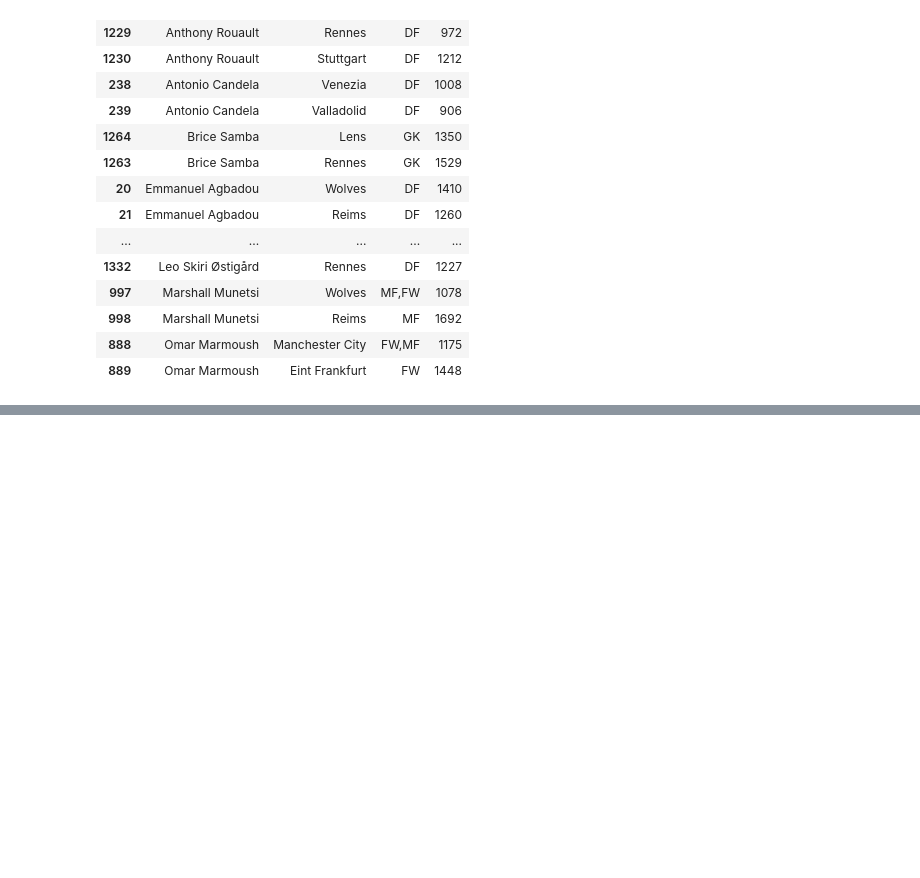
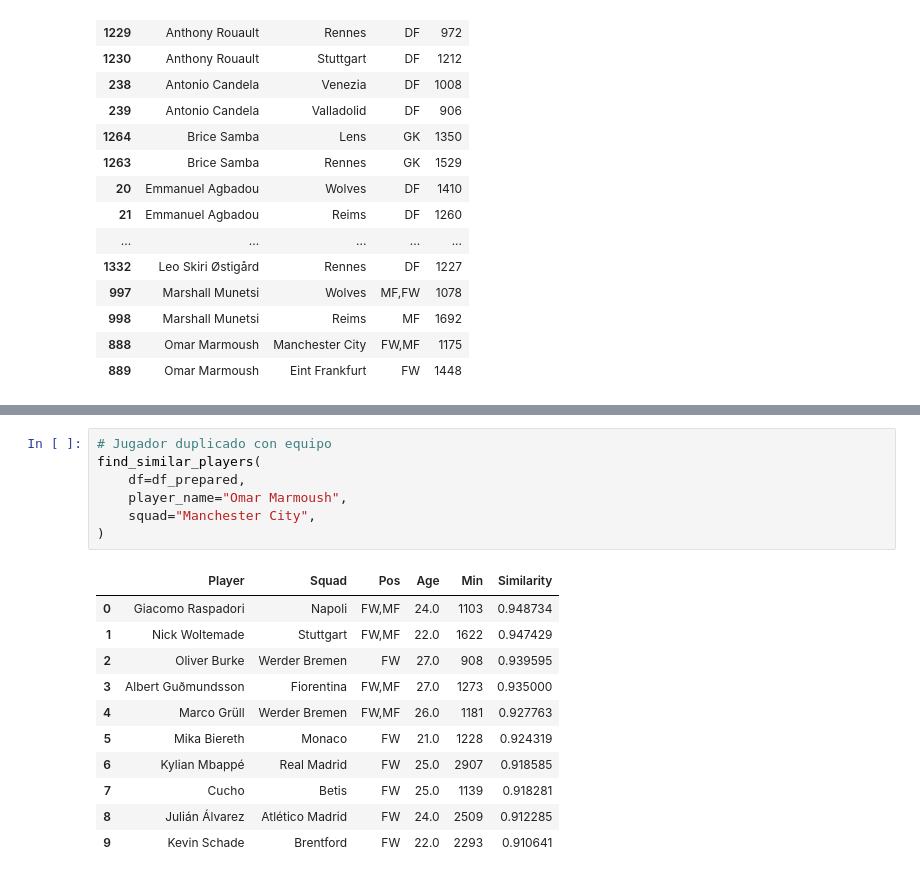
Before and after one commit to kevinerv/player-similarity-notebook, a Jupyter notebook: notebooks/01_Player_Similarity.ipynb, the cells around one changed output, grey strips where cells are left out. Saved outputs shown, nothing was run; the diff lists cells and outputs as text; blank space fills up the shorter version.

```diff
--- a/notebooks/01_Player_Similarity.ipynb
+++ b/notebooks/01_Player_Similarity.ipynb
@@ -195,0 +221,19 @@ df_prepared[
+# %%
+# Jugador duplicado con equipo
+find_similar_players(
+    df=df_prepared,
+    player_name="Omar Marmoush",
+    squad="Manchester City",
+)
+# %% [output]
+|  | Player | Squad | Pos | Age | Min | Similarity |
+| 0 | Giacomo Raspadori | Napoli | FW,MF | 24.0 | 1103 | 0.948734 |
+| 1 | Nick Woltemade | Stuttgart | FW,MF | 22.0 | 1622 | 0.947429 |
+| 2 | Oliver Burke | Werder Bremen | FW | 27.0 | 908 | 0.939595 |
+| 3 | Albert Guðmundsson | Fiorentina | FW,MF | 27.0 | 1273 | 0.935000 |
+| 4 | Marco Grüll | Werder Bremen | FW,MF | 26.0 | 1181 | 0.927763 |
+| 5 | Mika Biereth | Monaco | FW | 21.0 | 1228 | 0.924319 |
+| 6 | Kylian Mbappé | Real Madrid | FW | 25.0 | 2907 | 0.918585 |
+| 7 | Cucho | Betis | FW | 25.0 | 1139 | 0.918281 |
+| 8 | Julián Álvarez | Atlético Madrid | FW | 24.0 | 2509 | 0.912285 |
+| 9 | Kevin Schade | Brentford | FW | 22.0 | 2293 | 0.910641 |
```
Also changed, not shown: parts of 3 cells of this notebook, 1 other file.
